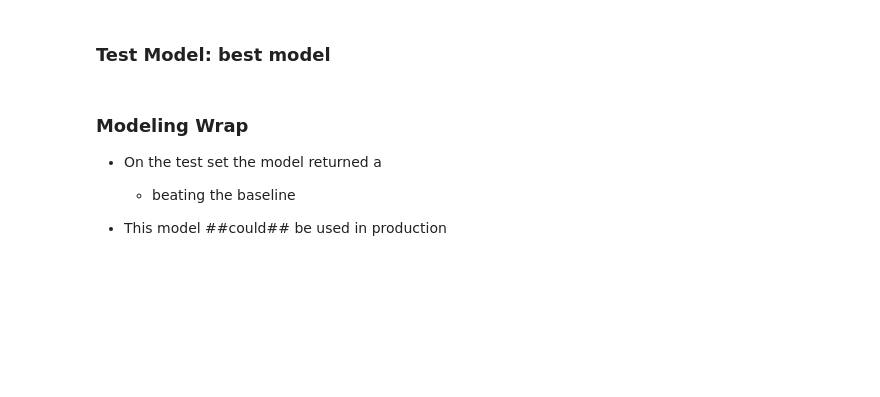
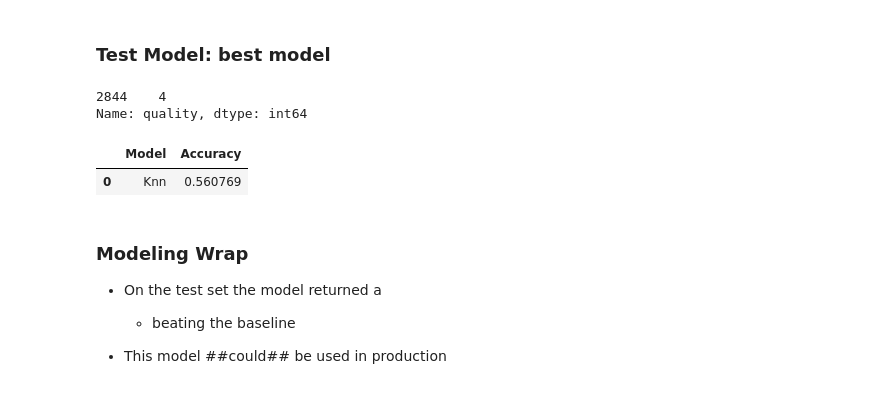
Before and after one commit to Wine-team-scott-and-manuel/wine-project, a Jupyter notebook: final_report .ipynb, the cells around one changed output. Drawn from its saved outputs; the diff is of its cells as text; code cells hidden in the pictures; blank space fills up the shorter version.

```diff
--- a/final_report .ipynb
+++ b/final_report .ipynb
@@ -298,9 +318,17 @@ results
 * We will use the **K_nearest_neighbors** model **without cluters** for the unseen Test data
 # %% [markdown]
 ### Test Model: best model
+# %%
+y_train.sample()
+# %% [output]
+2844    4
+Name: quality, dtype: int64
 # %%
-# running on test set
-functions.get_test_model()
+# running KNN without clusters on test set
+functions.get_test_model(X_train_scaled,y_test,y_train,X_test_scaled)
+# %% [output]
+|  | Model | Accuracy |
+| 0 | Knn | 0.560769 |
 # %% [markdown]
 ### Modeling Wrap
 * On the test set the model returned a
```
Also changed, not shown: parts of 6 cells of this notebook, 1 other file.
